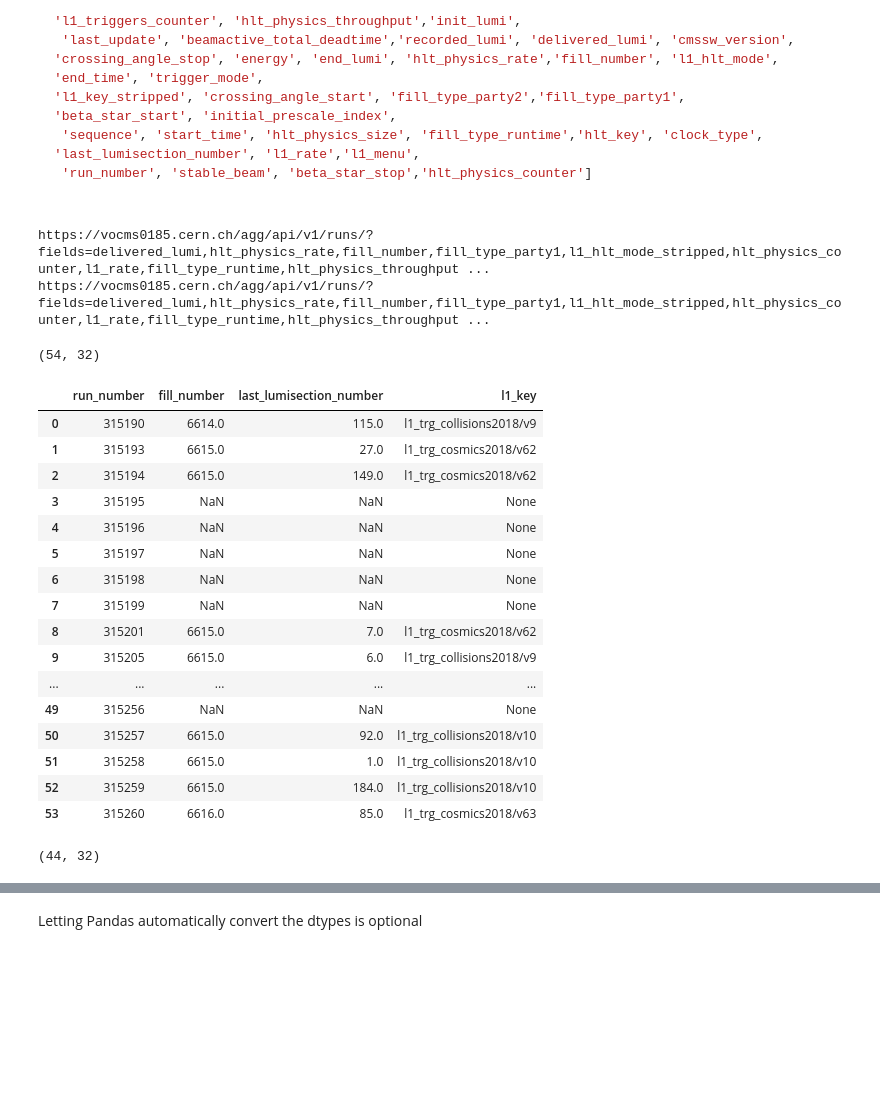
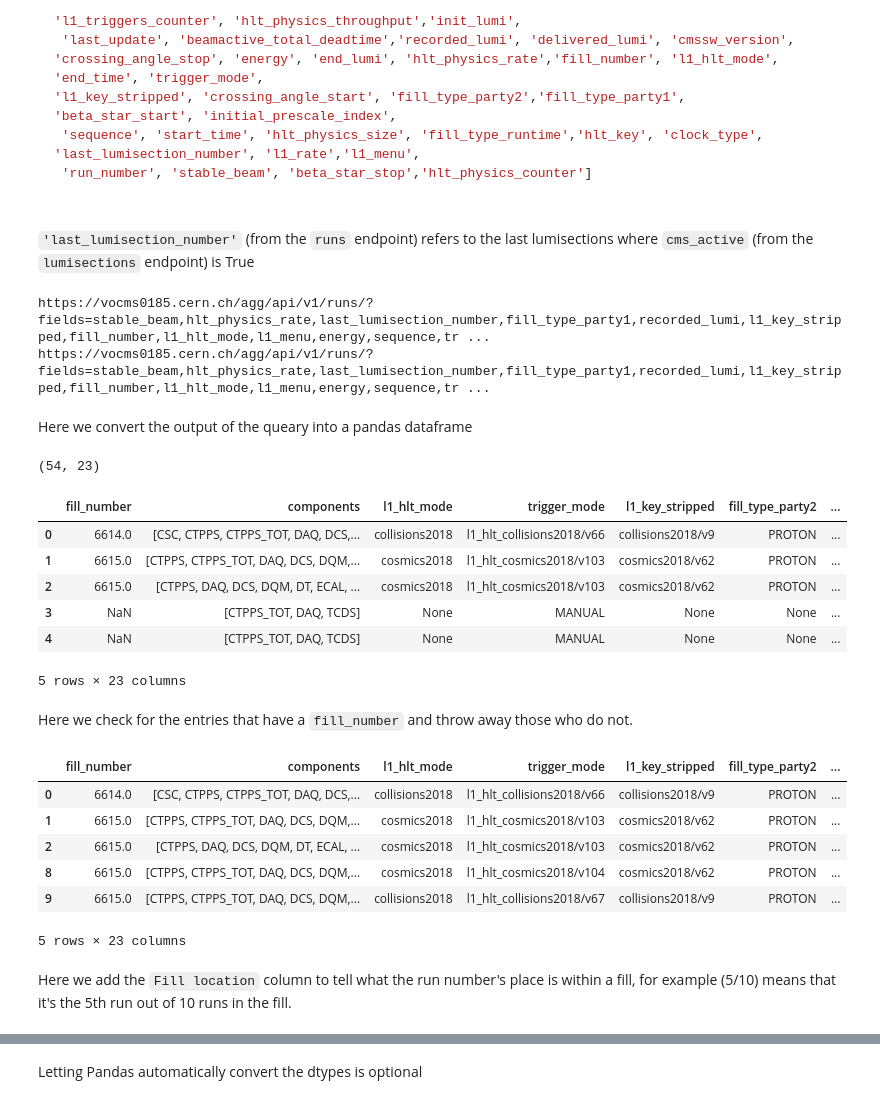
Before and after one commit to GuillermoFidalgo/ML4DQM-DC, a Jupyter notebook: omsapi/OMS Guillermo/Guillermo OMS work.ipynb, the cells around one changed output, grey strips where cells are left out. Cells and saved outputs as stored; diff of their text form; code cells hidden in the pictures; blank space fills up the shorter version.

````diff
--- a/omsapi/OMS Guillermo/Guillermo OMS work.ipynb
+++ b/omsapi/OMS Guillermo/Guillermo OMS work.ipynb
@@ -108,45 +110,49 @@ Here are options for the run attributes
  'run_number', 'stable_beam', 'beta_star_stop','hlt_physics_counter']
 
 ```
+# %% [markdown]
+`'last_lumisection_number'` (from the `runs` endpoint) refers to the last lumisections where `cms_active` (from the `lumisections` endpoint) is True
 # %%
 # example: get run information for a single run
 
 runnb = (315190,315260) # 2018A
-attributes=['components', 'l1_hlt_mode_stripped', 'l1_key', 'duration', 'l1_triggers_counter', 'hlt_physics_throughput','init_lumi',
- 'last_update','recorded_lumi', 'delivered_lumi','energy', 'end_lumi', 'hlt_physics_rate','fill_number', 'l1_hlt_mode', 'end_time', 'trigger_mode',
+attributes=['components', 'init_lumi','recorded_lumi', 'delivered_lumi','energy', 'end_lumi', 'hlt_physics_rate','fill_number', 'l1_hlt_mode', 'trigger_mode',
 'l1_key_stripped', 'fill_type_party2','fill_type_party1', 'initial_prescale_index',
- 'sequence', 'start_time', 'hlt_physics_size', 'fill_type_runtime','hlt_key', 'last_lumisection_number', 'l1_rate','l1_menu',
- 'run_number', 'stable_beam','hlt_physics_counter']
+ 'sequence', 'hlt_physics_size', 'fill_type_runtime','last_lumisection_number', 'l1_rate','l1_menu', 'run_number', 'stable_beam','hlt_physics_counter']
 run_info = get_oms_data( omsapi, 'runs', runnb ,limit_entries=5_000,attributes=attributes)
 # print(run_info)
 # %% [output]
-https://vocms0185.cern.ch/agg/api/v1/runs/?fields=delivered_lumi,hlt_physics_rate,fill_number,fill_type_party1,l1_hlt_mode_stripped,hlt_physics_counter,l1_rate,fill_type_runtime,hlt_physics_throughput ...
-https://vocms0185.cern.ch/agg/api/v1/runs/?fields=delivered_lumi,hlt_physics_rate,fill_number,fill_type_party1,l1_hlt_mode_stripped,hlt_physics_counter,l1_rate,fill_type_runtime,hlt_physics_throughput ...
+https://vocms0185.cern.ch/agg/api/v1/runs/?fields=stable_beam,hlt_physics_rate,last_lumisection_number,fill_type_party1,recorded_lumi,l1_key_stripped,fill_number,l1_hlt_mode,l1_menu,energy,sequence,tr ...
+https://vocms0185.cern.ch/agg/api/v1/runs/?fields=stable_beam,hlt_physics_rate,last_lumisection_number,fill_type_party1,recorded_lumi,l1_key_stripped,fill_number,l1_hlt_mode,l1_menu,energy,sequence,tr ...
+# %% [markdown]
+Here we convert the output of the queary into a pandas dataframe
 # %%
 rundf=makeDF(run_info)
 print(rundf.shape)
-rundf[["run_number",'fill_number','last_lumisection_number',"l1_key"]]
+# rundf[["run_number",'fill_number','last_lumisection_number',]].head()
+rundf.head()
 # %% [output]
-(54, 32)
+(54, 23)
-|  | run_number | fill_number | last_lumisection_number | l1_key |
-| 0 | 315190 | 6614.0 | 115.0 | l1_trg_collisions2018/v9 |
-| 1 | 315193 | 6615.0 | 27.0 | l1_trg_cosmics2018/v62 |
-| 2 | 315194 | 6615.0 | 149.0 | l1_trg_cosmics2018/v62 |
-| 3 | 315195 | NaN | NaN | None |
-| 4 | 315196 | NaN | NaN | None |
-| 5 | 315197 | NaN | NaN | None |
-| 6 | 315198 | NaN | NaN | None |
-| 7 | 315199 | NaN | NaN | None |
-| 8 | 315201 | 6615.0 | 7.0 | l1_trg_cosmics2018/v62 |
-| 9 | 315205 | 6615.0 | 6.0 | l1_trg_collisions2018/v9 |
-| ... | ... | ... | ... | ... |
-| 49 | 315256 | NaN | NaN | None |
-| 50 | 315257 | 6615.0 | 92.0 | l1_trg_collisions2018/v10 |
-| 51 | 315258 | 6615.0 | 1.0 | l1_trg_collisions2018/v10 |
-| 52 | 315259 | 6615.0 | 184.0 | l1_trg_collisions2018/v10 |
-| 53 | 315260 | 6616.0 | 85.0 | l1_trg_cosmics2018/v63 |
+|  | fill_number | components | l1_hlt_mode | trigger_mode | l1_key_stripped | fill_type_party2 | ... |
+| 0 | 6614.0 | [CSC, CTPPS, CTPPS_TOT, DAQ, DCS,... | collisions2018 | l1_hlt_collisions2018/v66 | collisions2018/v9 | PROTON | ... |
+| 1 | 6615.0 | [CTPPS, CTPPS_TOT, DAQ, DCS, DQM,... | cosmics2018 | l1_hlt_cosmics2018/v103 | cosmics2018/v62 | PROTON | ... |
+| 2 | 6615.0 | [CTPPS, DAQ, DCS, DQM, DT, ECAL, ... | cosmics2018 | l1_hlt_cosmics2018/v103 | cosmics2018/v62 | PROTON | ... |
+| 3 | NaN | [CTPPS_TOT, DAQ, TCDS] | None | MANUAL | None | None | ... |
+| 4 | NaN | [CTPPS_TOT, DAQ, TCDS] | None | MANUAL | None | None | ... |
+5 rows × 23 columns
+# %% [markdown]
+Here we check for the entries that have a `fill_number` and throw away those who do not.
 # %%
 rundf=has_fill(rundf)
-rundf.shape
+rundf.head()
 # %% [output]
+|  | fill_number | components | l1_hlt_mode | trigger_mode | l1_key_stripped | fill_type_party2 | ... |
+| 0 | 6614.0 | [CSC, CTPPS, CTPPS_TOT, DAQ, DCS,... | collisions2018 | l1_hlt_collisions2018/v66 | collisions2018/v9 | PROTON | ... |
+| 1 | 6615.0 | [CTPPS, CTPPS_TOT, DAQ, DCS, DQM,... | cosmics2018 | l1_hlt_cosmics2018/v103 | cosmics2018/v62 | PROTON | ... |
+| 2 | 6615.0 | [CTPPS, DAQ, DCS, DQM, DT, ECAL, ... | cosmics2018 | l1_hlt_cosmics2018/v103 | cosmics2018/v62 | PROTON | ... |
+| 8 | 6615.0 | [CTPPS, CTPPS_TOT, DAQ, DCS, DQM,... | cosmics2018 | l1_hlt_cosmics2018/v104 | cosmics2018/v62 | PROTON | ... |
+| 9 | 6615.0 | [CTPPS, CTPPS_TOT, DAQ, DCS, DQM,... | collisions2018 | l1_hlt_collisions2018/v67 | collisions2018/v9 | PROTON | ... |
-(44, 32)
+5 rows × 23 columns
+# %% [markdown]
+Here we add the `Fill location` column to tell what the run number's place is within a fill, for example
+(5/10) means that it's the 5th run out of 10 runs in the fill.
````
Also changed, not shown: parts of 122 cells of this notebook.
